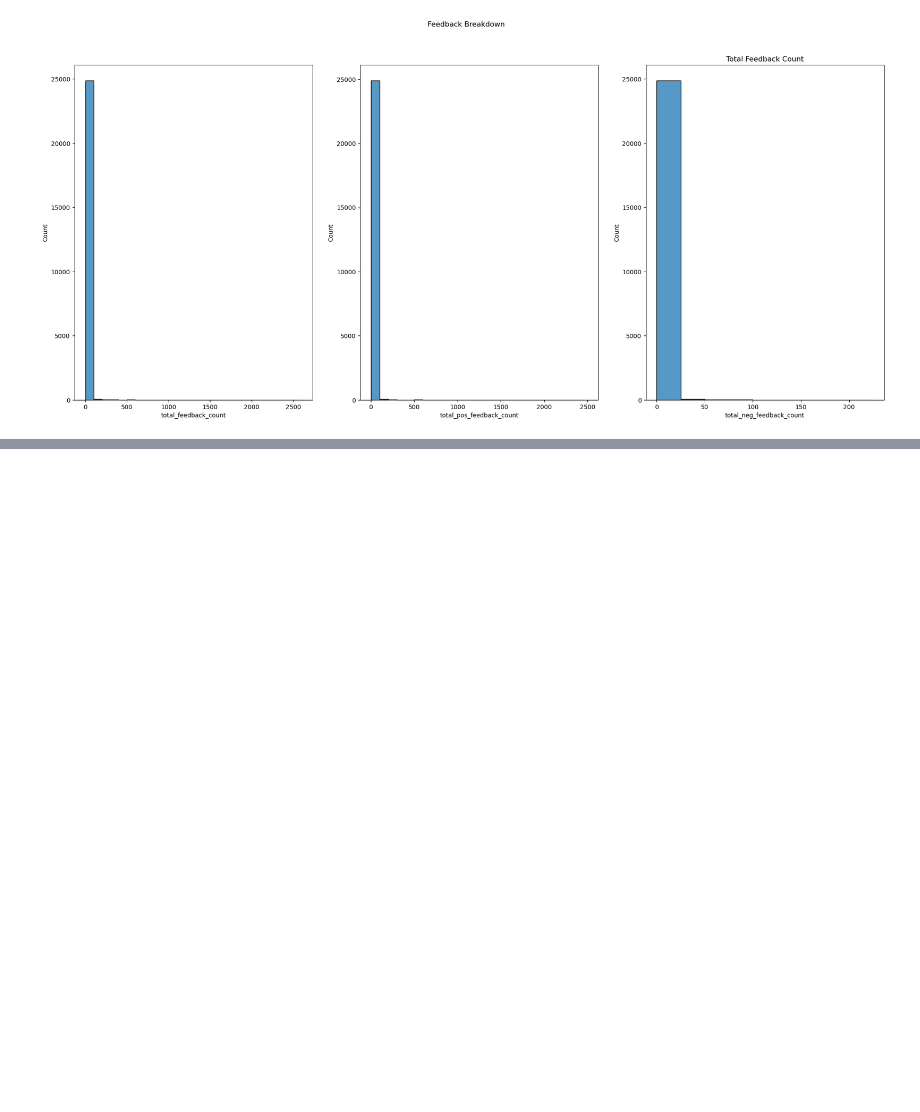
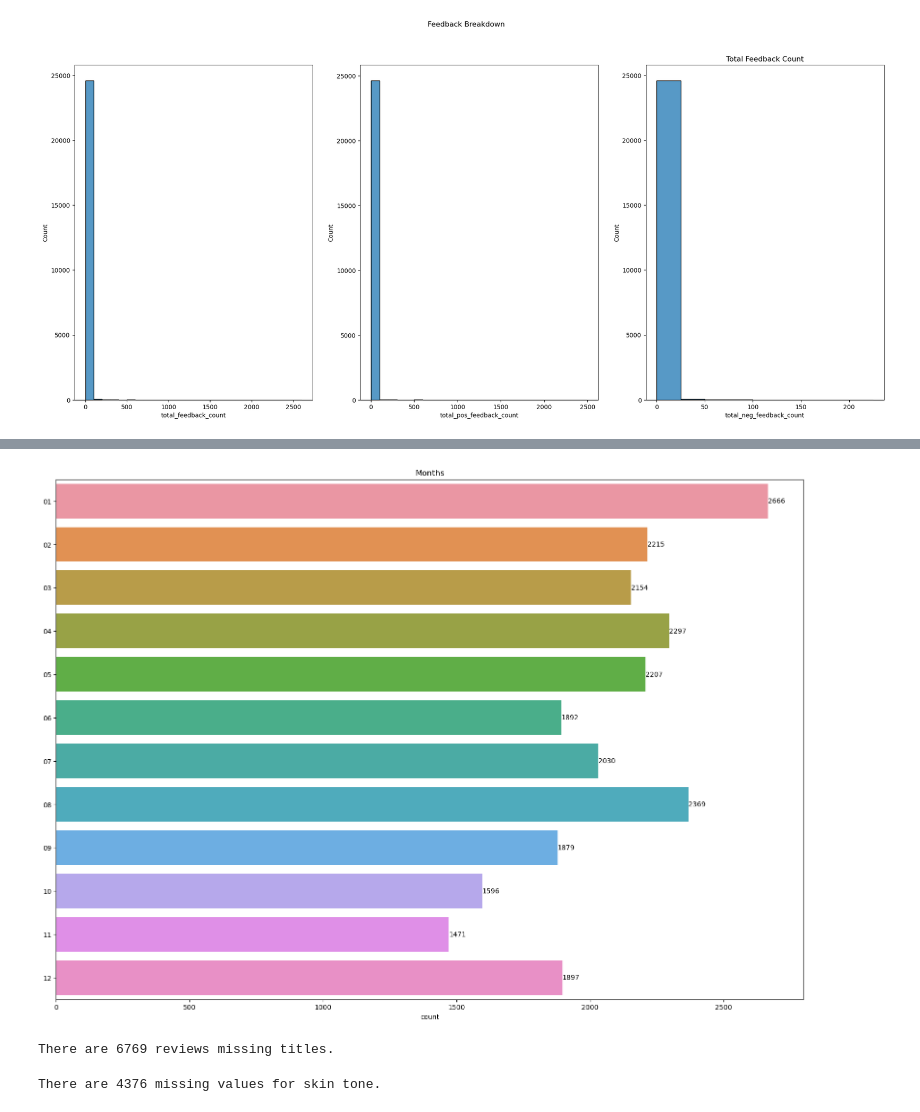
Before and after one commit to lammypi/Text, a Jupyter notebook: scikit-llm-example.ipynb, the cells around one changed output, grey strips where cells are left out. Cells and saved outputs as stored; diff of their text form; code cells hidden in the pictures; blank space fills up the shorter version.

```diff
--- a/scikit-llm-example.ipynb
+++ b/scikit-llm-example.ipynb
@@ -266,0 +343,24 @@ plt.show()
+# %%
+# Break down of month
+# Size
+plt.figure(figsize=(20,14))
+
+# Countplot
+month_countplot = sns.countplot(y=sorted(df2['month']), data=df2)
+month_countplot.bar_label(month_countplot.containers[0]) # Annotations
+plt.title('Months') # Title
+
+# Show
+plt.show()
+# %% [output]
+[figure, added]
+# %%
+# Review title - more important to check for the presence of one
+print(f'There are {df2.review_title.isna().sum()} reviews missing titles.')
+# %% [output]
+There are 6769 reviews missing titles.
+# %%
+# Skin tone - missing values present
+print(f'There are {df2.skin_tone.isna().sum()} missing values for skin tone.')
+# %% [output]
+There are 4376 missing values for skin tone.
```
Also changed, not shown: parts of 24 cells of this notebook.
